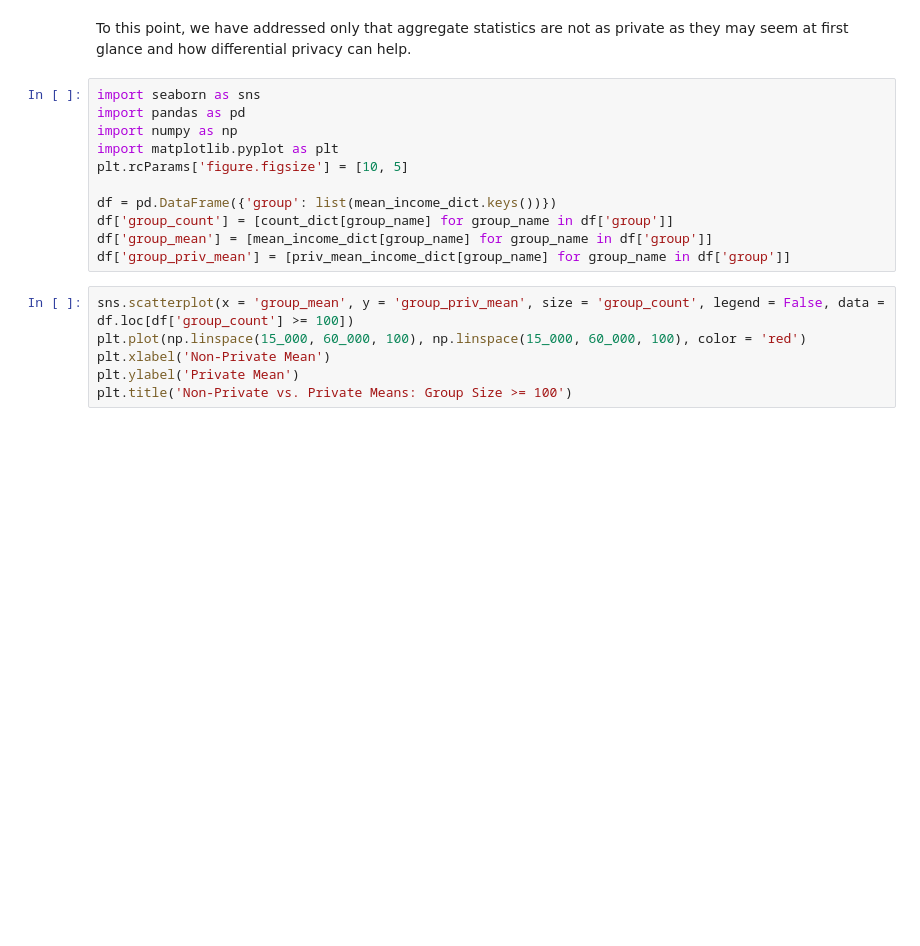
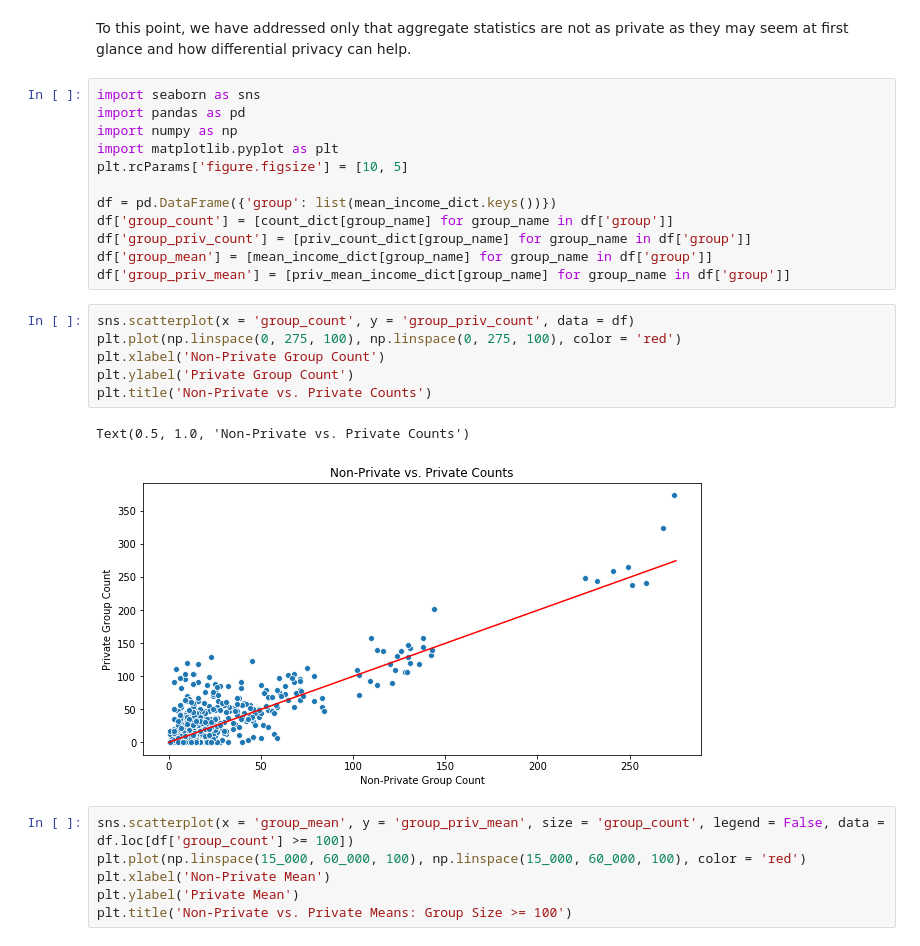
Before and after one commit to opendp/smartnoise-samples, a Jupyter notebook: presentation/code/presentation.ipynb, the cells around one changed output. Saved outputs shown, nothing was run; the diff lists cells and outputs as text; blank space fills up the shorter version.

Commit message:
add counts plot

```diff
--- a/presentation/code/presentation.ipynb
+++ b/presentation/code/presentation.ipynb
@@ -289,8 +289,18 @@ plt.rcParams['figure.figsize'] = [10, 5]
 
 df = pd.DataFrame({'group': list(mean_income_dict.keys())})
 df['group_count'] = [count_dict[group_name] for group_name in df['group']]
+df['group_priv_count'] = [priv_count_dict[group_name] for group_name in df['group']]
 df['group_mean'] = [mean_income_dict[group_name] for group_name in df['group']]
 df['group_priv_mean'] = [priv_mean_income_dict[group_name] for group_name in df['group']]
+# %%
+sns.scatterplot(x = 'group_count', y = 'group_priv_count', data = df)
+plt.plot(np.linspace(0, 275, 100), np.linspace(0, 275, 100), color = 'red')
+plt.xlabel('Non-Private Group Count')
+plt.ylabel('Private Group Count')
+plt.title('Non-Private vs. Private Counts')
+# %% [output]
+Text(0.5, 1.0, 'Non-Private vs. Private Counts')
+[figure, added]
 # %%
 sns.scatterplot(x = 'group_mean', y = 'group_priv_mean', size = 'group_count', legend = False, data = df.loc[df['group_count'] >= 100])
 plt.plot(np.linspace(15_000, 60_000, 100), np.linspace(15_000, 60_000, 100), color = 'red')
```
